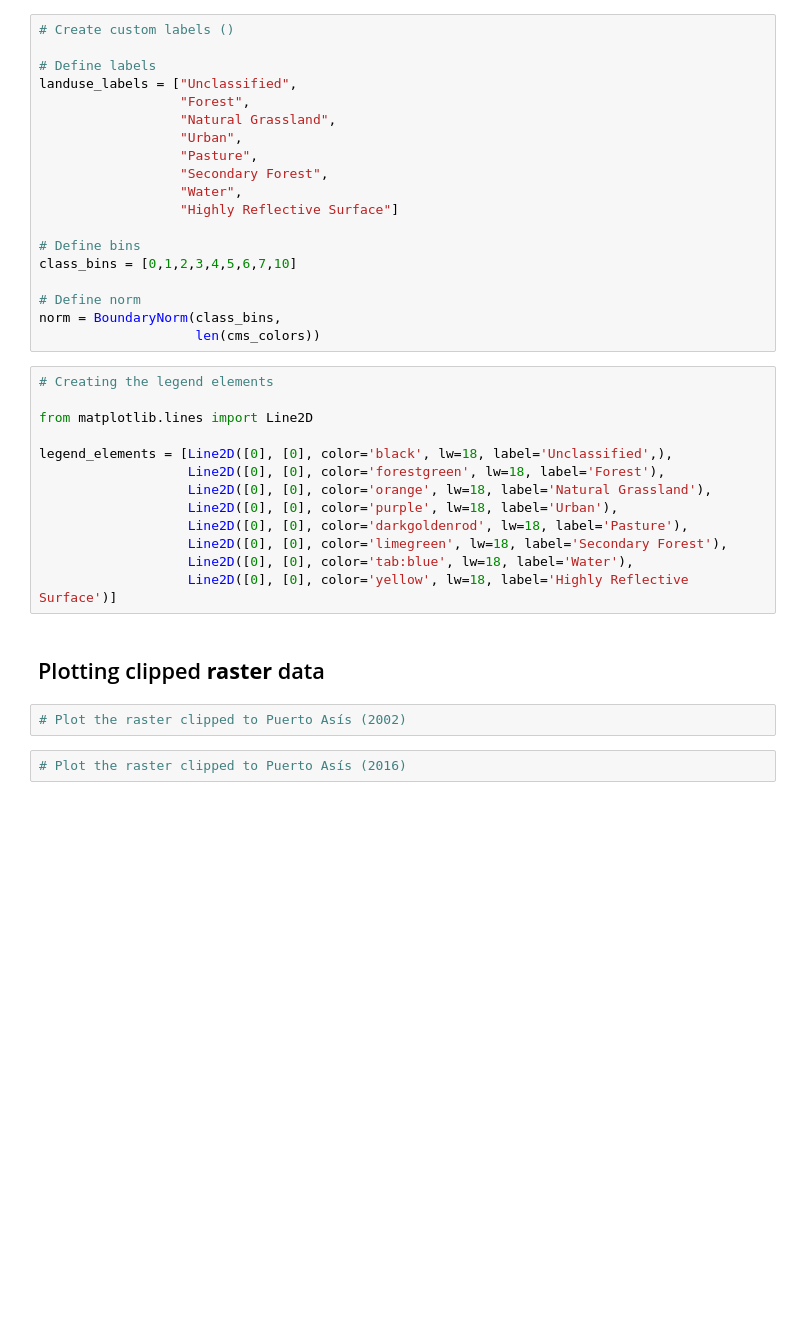
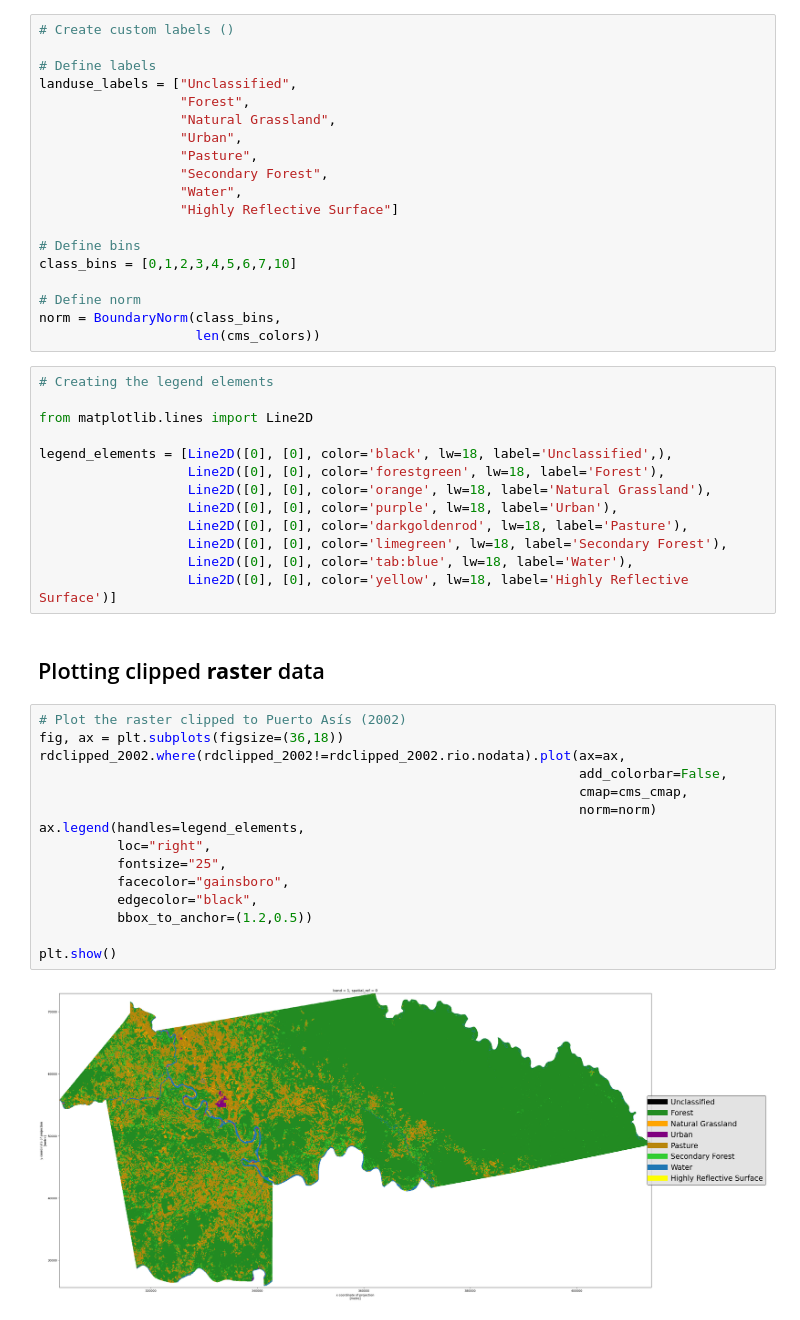
Before and after one commit to macacosta/04-geopark-raster-data, a Jupyter notebook: notebooks/04-geopark-raster-data-empty.ipynb, the cells around one changed output. Drawn from its saved outputs; the diff is of its cells as text; blank space fills up the shorter version.

```diff
--- a/notebooks/04-geopark-raster-data-empty.ipynb
+++ b/notebooks/04-geopark-raster-data-empty.ipynb
@@ -170,7 +218,20 @@ legend_elements = [Line2D([0], [0], color='black', lw=18, label='Unclassified',)
                    Line2D([0], [0], color='yellow', lw=18, label='Highly Reflective Surface')]
 # %% [markdown]
 ## Plotting clipped **raster** data
-# %%
-# Plot the raster clipped to Puerto Asís (2002)
-# %%
-# Plot the raster clipped to Puerto Asís (2016)
+# %%
+# Plot the raster clipped to Puerto Asís (2002)
+fig, ax = plt.subplots(figsize=(36,18))
+rdclipped_2002.where(rdclipped_2002!=rdclipped_2002.rio.nodata).plot(ax=ax,
+                                                                     add_colorbar=False,
+                                                                     cmap=cms_cmap,
+                                                                     norm=norm)
+ax.legend(handles=legend_elements,
+          loc="right",
+          fontsize="25",
+          facecolor="gainsboro",
+          edgecolor="black",
+          bbox_to_anchor=(1.2,0.5))
+
+plt.show()
+# %% [output]
+[figure, added]
```
Also changed, not shown: parts of 10 cells of this notebook.
